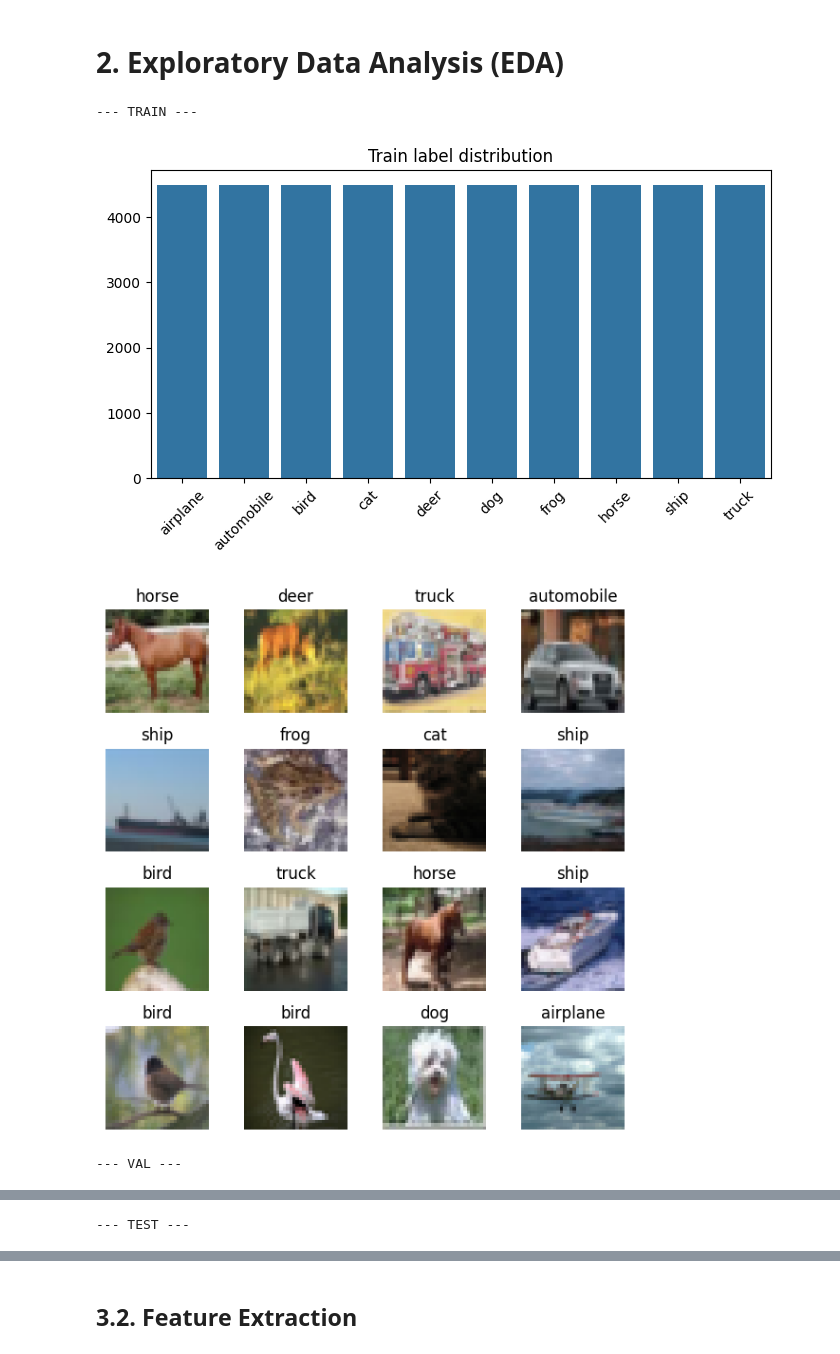
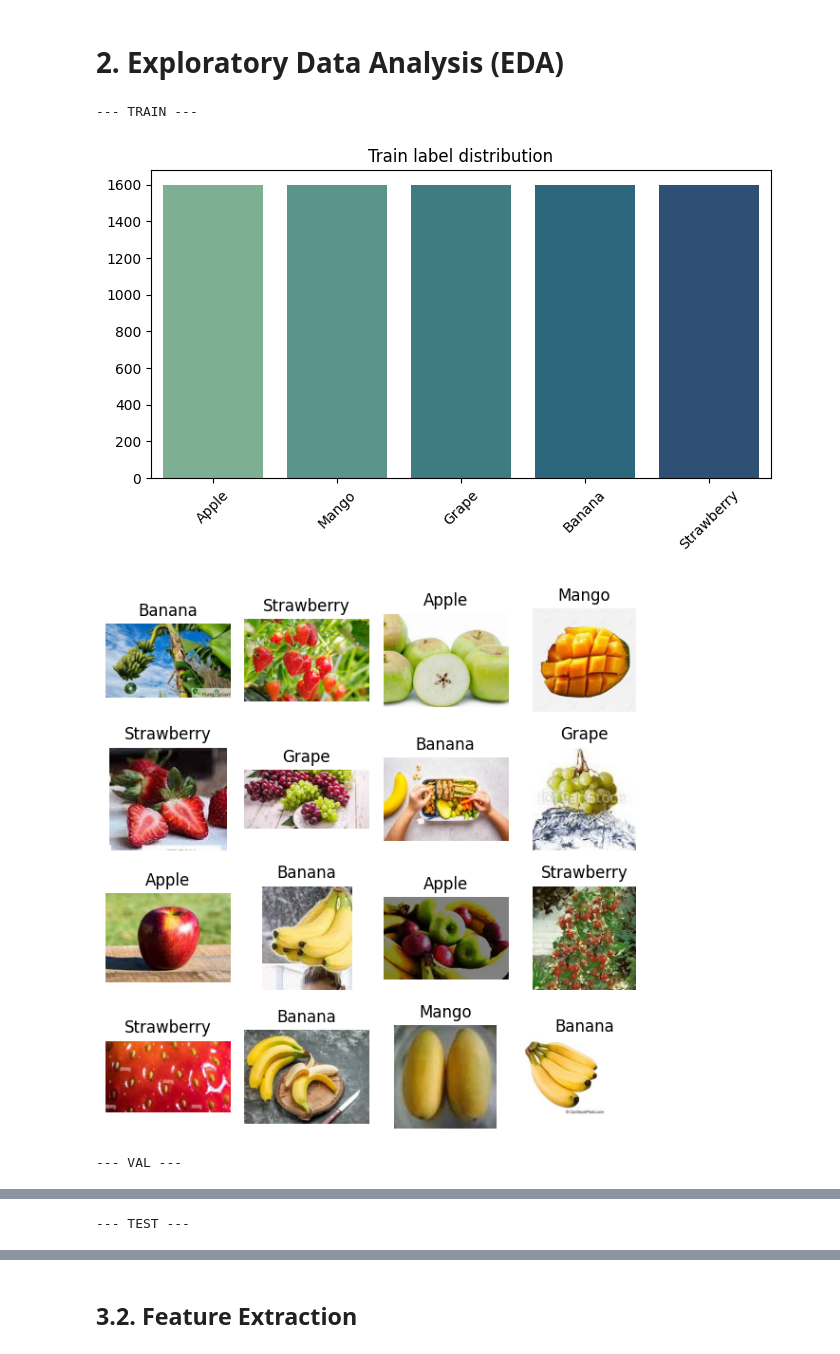
Before and after one commit to broistg/ML-Assignment-DNAC1, a Jupyter notebook: notebooks/BTL3_traditional.ipynb, the cells around one changed output, grey strips where cells are left out. Drawn from its saved outputs; the diff is of its cells as text; code cells hidden in the pictures.

```diff
--- a/notebooks/BTL3_traditional.ipynb
+++ b/notebooks/BTL3_traditional.ipynb
@@ -125,0 +87,4 @@ Classes: ['airplane', 'automobile', 'bird', 'cat', 'deer', 'dog', 'frog', 'horse
+# %%
+data_path = kagglehub.dataset_download("utkarshsaxenadn/fruits-classification")
+data_path = data_path + "/Fruits Classification"
+print("Path to dataset:", data_path)
@@ -127,53 +227,47 @@ Classes: ['airplane', 'automobile', 'bird', 'cat', 'deer', 'dog', 'frog', 'horse
 # 2.&nbsp;Exploratory Data Analysis (EDA)
 # %%
 def show_label_distribution(dataset, title='Label distribution'):
-    labels = []
-    if isinstance(dataset, Subset):
-        for idx in dataset.indices:
-            labels.append(dataset.dataset.targets[idx])
-    else:
-        labels = dataset.targets
+    labels = dataset.labels.tolist()
     counter = Counter(labels)
-    xs = [ _CIFAR10_CLASSES[i] for i in sorted(counter.keys())]
-    ys = [ counter[i] for i in sorted(counter.keys())]
+    sorted_items = sorted(counter.items(), key=lambda item: item[1], reverse=True)
+    xs = [ CLASS_NAMES[item[0]] for item in sorted_items]
+    ys = [ item[1] for item in sorted_items]
     plt.figure(figsize=(8,4))
-    sns.barplot(x=xs, y=ys)
+    sns.barplot(x=xs, y=ys, hue=xs, palette="crest", legend=False)
     plt.title(title)
     plt.xticks(rotation=45)
     plt.show()
 
-
 def show_sample_grid(dataset, n=16, resize=None):
     fig, axes = plt.subplots(int(math.sqrt(n)), int(math.sqrt(n)), figsize=(6,6))
     axes = axes.flatten()
-    rng = np.random.default_rng()
+    rng = np.random.default_rng(seed=RND)
     idxs = rng.choice(len(dataset), size=n, replace=False)
     for ax, i in zip(axes, idxs):
         img, label = dataset[i]
         if isinstance(img, torch.Tensor):
             img = transforms.ToPILImage()(img)
         if resize is not None:
             img = img.resize((resize, resize))
         ax.imshow(np.asarray(img))
-        ax.set_title(_CIFAR10_CLASSES[label])
+        ax.set_title(CLASS_NAMES[label])
         ax.axis('off')
     plt.tight_layout()
     plt.show()
-
 
 def eda_report(train_set, val_set, test_set):
     print('--- TRAIN ---')
     show_label_distribution(train_set, 'Train label distribution')
     show_sample_grid(train_set, n=16)
     print('--- VAL ---')
     show_label_distribution(val_set, 'Val label distribution')
     print('--- TEST ---')
     show_label_distribution(test_set, 'Test label distribution')
 
 # Run a quick EDA by default
 eda_report(train_set, val_set, test_set)
 # %% [output]
 --- TRAIN ---
-[figure, old version]
+[figure, new version]
-[figure, old version]
+[figure, new version]
 --- VAL ---
```
Also changed, not shown: parts of 23 cells of this notebook.
